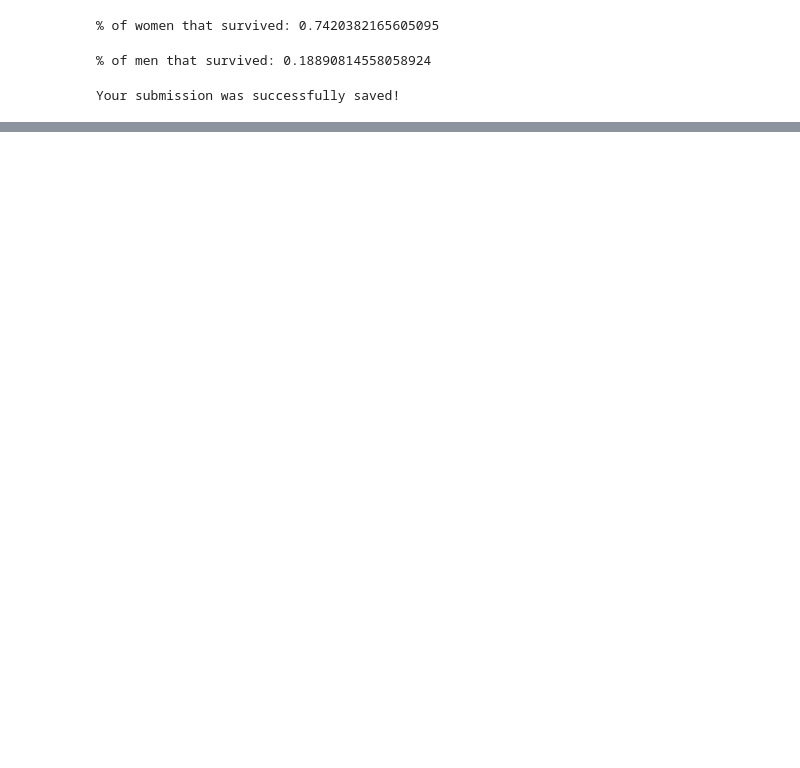
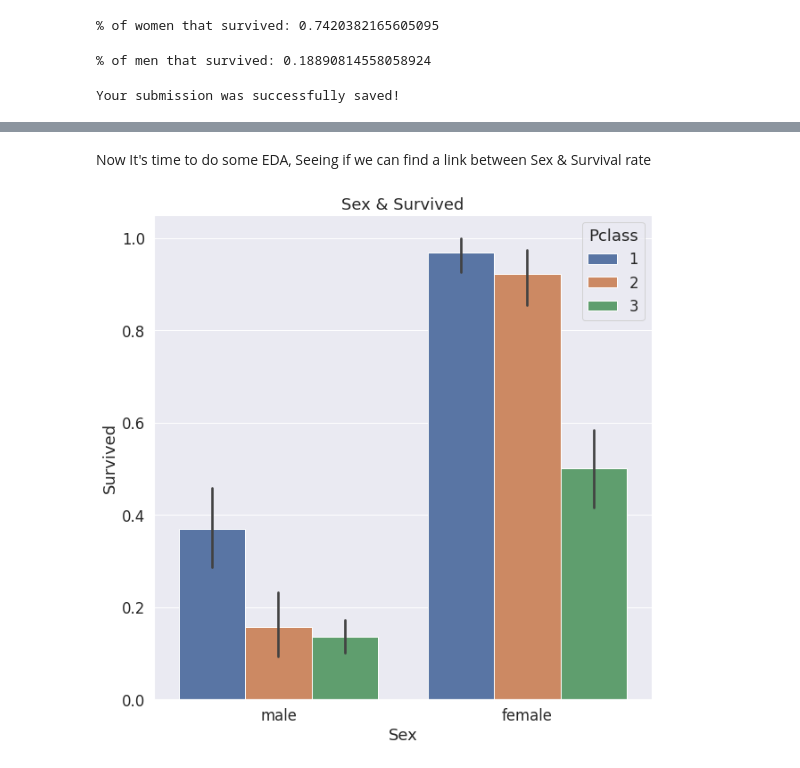
Before and after one commit to AzizTk/KaggleTitanic, a Jupyter notebook: notebook5eabd47bed.ipynb, the cells around one changed output, grey strips where cells are left out. Cells and saved outputs as stored; diff of their text form; code cells hidden in the pictures; blank space fills up the shorter version.

```diff
--- a/notebook5eabd47bed.ipynb
+++ b/notebook5eabd47bed.ipynb
@@ -72,0 +164,10 @@ Your submission was successfully saved!
+# %% [markdown]
+Now It's time to do some EDA, Seeing if we can find a link between Sex & Survival rate
+# %%
+plt.figure(figsize=(10,10))
+sns.set(font_scale=1.5)
+plt.title("Sex & Survived")
+sns.barplot(x="Sex",y="Survived",hue="Pclass", data=data)
+plt.show()
+# %% [output]
+[figure, added]
```
Also changed, not shown: parts of 53 cells of this notebook.
